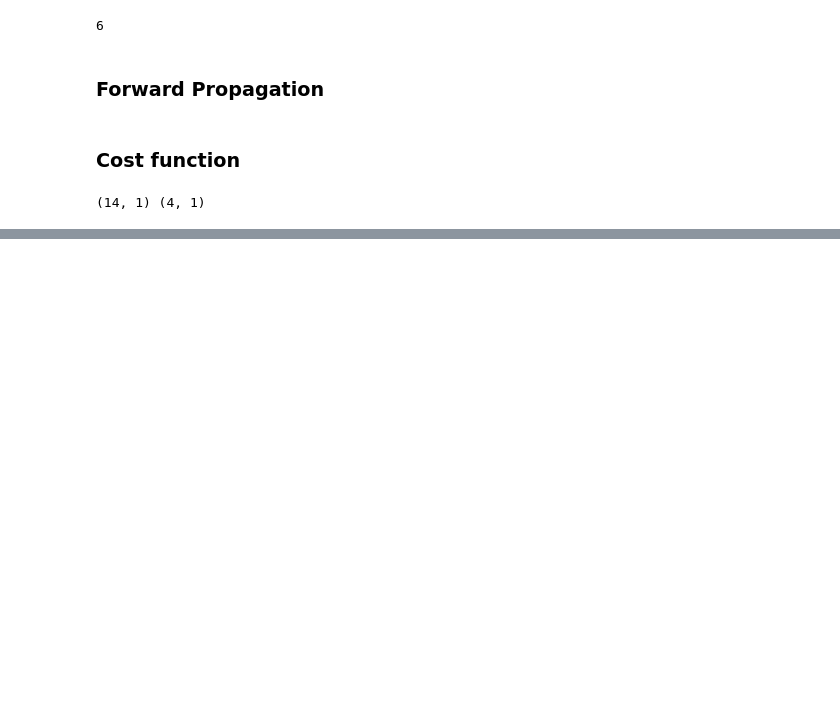
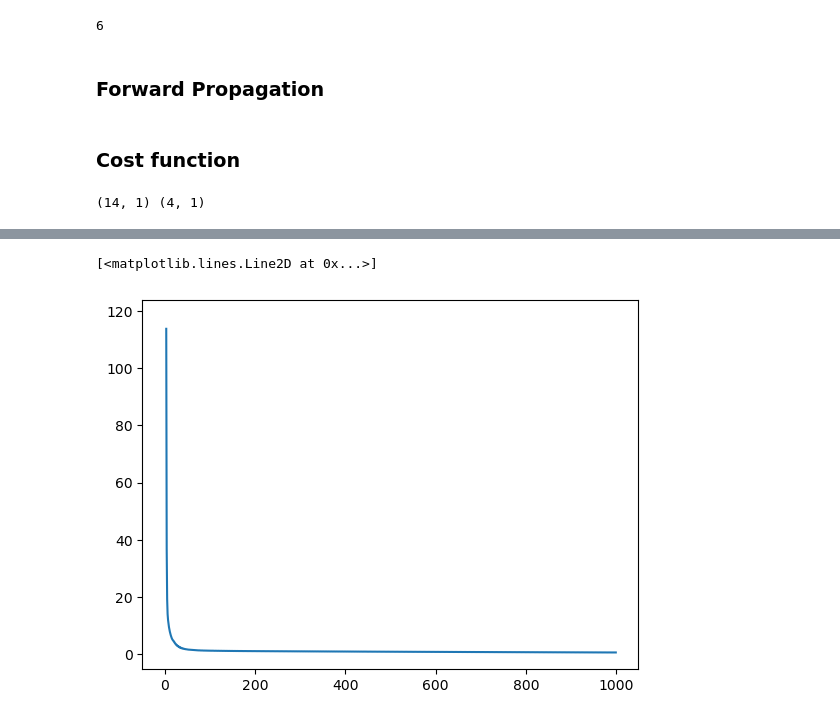
Before and after one commit to 210352R/NN_From_Scratch, a Jupyter notebook: test.ipynb, the cells around one changed output, grey strips where cells are left out. Drawn from its saved outputs; the diff is of its cells as text; code cells hidden in the pictures; blank space fills up the shorter version.

```diff
--- a/test.ipynb
+++ b/test.ipynb
@@ -228,0 +323,15 @@ parameters
+# %%
+# in this array i need to represent 0 - [1,,0,0,0] and 1 - [0,1,0,0] 2- [0,0,1,0] 3 - [0,0,0,1]
+new_Y_train_array = []
+for i in Y_train_array:
+    if i[0] == 0:
+        new_Y_train_array.append([1,0,0,0])
+    elif i[0] == 1:
+        new_Y_train_array.append([0,1,0,0])
+    elif i[0] == 2:
+        new_Y_train_array.append([0,0,1,0])
+    elif i[0] == 3:
+        new_Y_train_array.append([0,0,0,1])
+
+new_Y_train_array = np.array(new_Y_train_array)
+new_Y_train_array
@@ -228,0 +346,2 @@ parameters
+# %%
+new_Y_train_array = new_Y_train_array.T
@@ -228,0 +352,5 @@ parameters
+# %%
+lr2 = 0.1
+iters2 = 1000
+# %%
+parameters ,grads , costs= model(X_train_array, new_Y_train_array, layers_dims, learning_rate = lr2, activation = 'relu', num_iterations = iters2)
@@ -228,0 +377,6 @@ parameters
+# %%
+# plot the cost
+plt.plot(costs)
+# %% [output]
+[<matplotlib.lines.Line2D at 0x...>]
+[figure, added]
```
Also changed, not shown: parts of 31 cells of this notebook, 19 other files.
